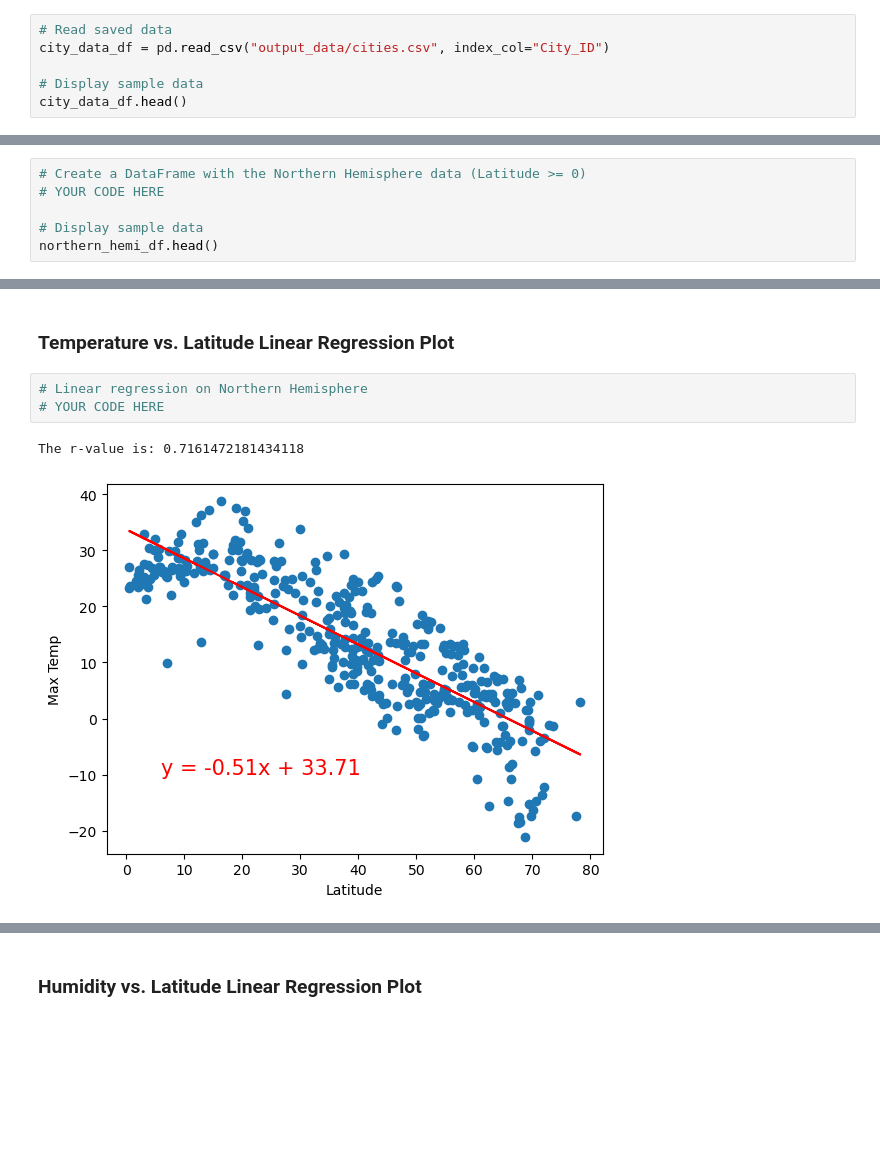
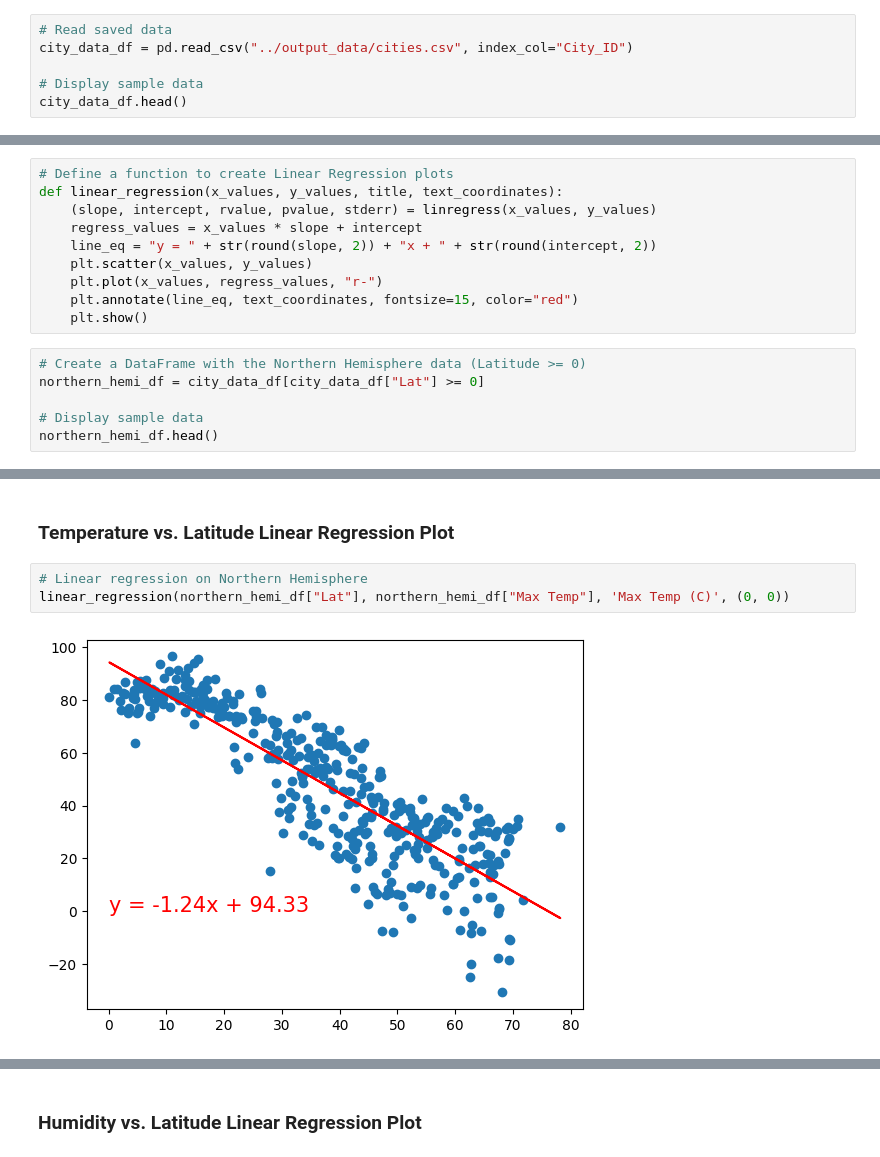
Before and after one commit to xaddriana/python-api-challenge, a Jupyter notebook: Starter_Code-3/starter_code/WeatherPy.ipynb, the cells around one changed output, grey strips where cells are left out. Saved outputs shown, nothing was run; the diff lists cells and outputs as text; blank space fills up the shorter version.

```diff
--- a/Starter_Code-3/starter_code/WeatherPy.ipynb
+++ b/Starter_Code-3/starter_code/WeatherPy.ipynb
@@ -172,6 +200,6 @@ city_data_df.to_csv("output_data/cities.csv", index_label="City_ID")
 # %%
 # Read saved data
-city_data_df = pd.read_csv("output_data/cities.csv", index_col="City_ID")
+city_data_df = pd.read_csv("../output_data/cities.csv", index_col="City_ID")
 
 # Display sample data
 city_data_df.head()
@@ -259,6 +292,16 @@ plt.show()
+# %%
+# Define a function to create Linear Regression plots
+def linear_regression(x_values, y_values, title, text_coordinates):
+    (slope, intercept, rvalue, pvalue, stderr) = linregress(x_values, y_values)
+    regress_values = x_values * slope + intercept
+    line_eq = "y = " + str(round(slope, 2)) + "x + " + str(round(intercept, 2))
+    plt.scatter(x_values, y_values)
+    plt.plot(x_values, regress_values, "r-")
+    plt.annotate(line_eq, text_coordinates, fontsize=15, color="red")
+    plt.show()
 # %%
 # Create a DataFrame with the Northern Hemisphere data (Latitude >= 0)
-# YOUR CODE HERE
+northern_hemi_df = city_data_df[city_data_df["Lat"] >= 0]
 
 # Display sample data
 northern_hemi_df.head()
@@ -288,9 +331,8 @@ southern_hemi_df.head()
 ###  Temperature vs. Latitude Linear Regression Plot
 # %%
 # Linear regression on Northern Hemisphere
-# YOUR CODE HERE
+linear_regression(northern_hemi_df["Lat"], northern_hemi_df["Max Temp"], 'Max Temp (C)', (0, 0))
 # %% [output]
-The r-value is: 0.7161472181434118
-[figure, old version]
+[figure, new version]
 # %%
 # Linear regression on Southern Hemisphere
```
Also changed, not shown: parts of 35 cells of this notebook, 9 other files.
